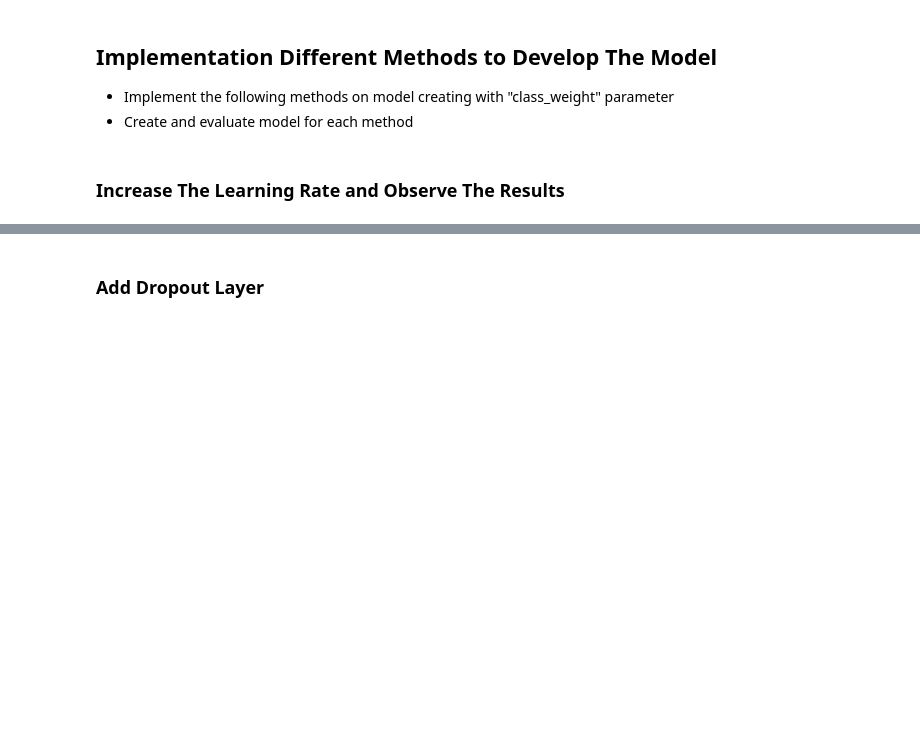
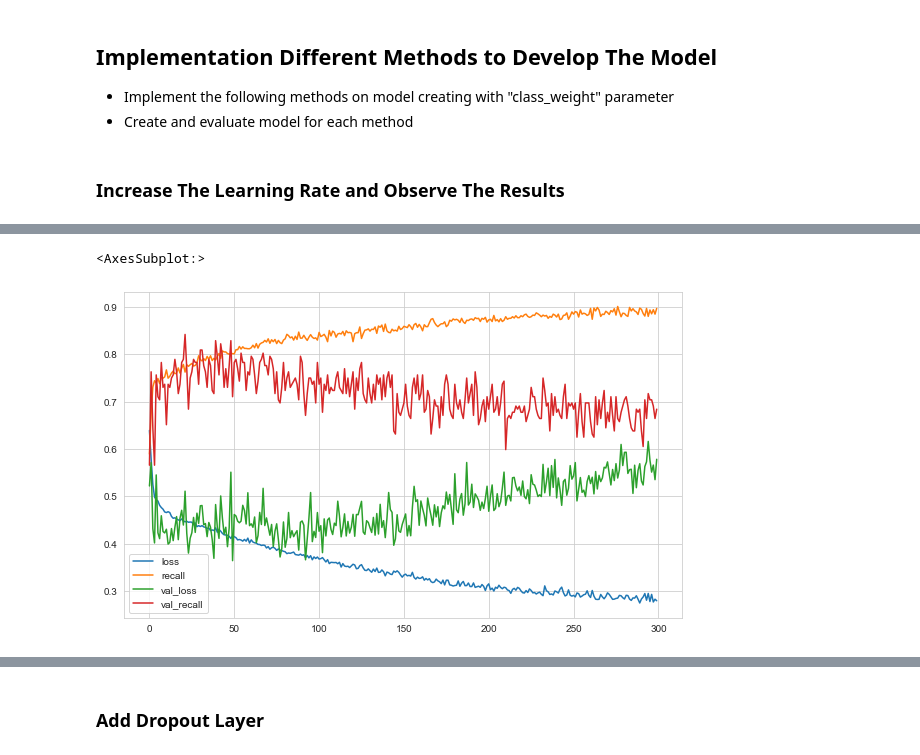
Before and after one commit to Furkan-Coskun/DL-Deep-Learning, a Jupyter notebook: DL-Assignment-1 (Classification with ANN-Churn Prediction)-Student.ipynb, the cells around one changed output, grey strips where cells are left out. Saved outputs shown, nothing was run; the diff lists cells and outputs as text; code cells hidden in the pictures; blank space fills up the shorter version.

```diff
--- a/DL-Assignment-1 (Classification with ANN-Churn Prediction)-Student.ipynb
+++ b/DL-Assignment-1 (Classification with ANN-Churn Prediction)-Student.ipynb
@@ -680,0 +772,14 @@ Investigate how the "class_weight" hyper-parameter is used in a Neural Network.
+# %%
+tf.random.set_seed(seed)
+
+model = Sequential()
+
+model.add(Dense(36, activation = "relu", input_dim = X_train.shape[1]))
+model.add(Dense(18, activation = "relu"))
+model.add(Dense(9, activation = "relu"))
+model.add(Dense(1, activation = "sigmoid"))
+
+opt = Adam(learning_rate = 0.005)
+model.compile(optimizer = opt, loss = "binary_crossentropy", metrics = ["Recall"])
+# %%
+model.fit(x = X_train, y = y_train, validation_split = 0.1, batch_size = 64, epochs = 300, verbose = 1, class_weight=class_weights)
@@ -680,0 +805,6 @@ Investigate how the "class_weight" hyper-parameter is used in a Neural Network.
+# %%
+loss_df = pd.DataFrame(model.history.history)
+loss_df.plot()
+# %% [output]
+<AxesSubplot:>
+[figure, added]
```
Also changed, not shown: parts of 33 cells of this notebook.
